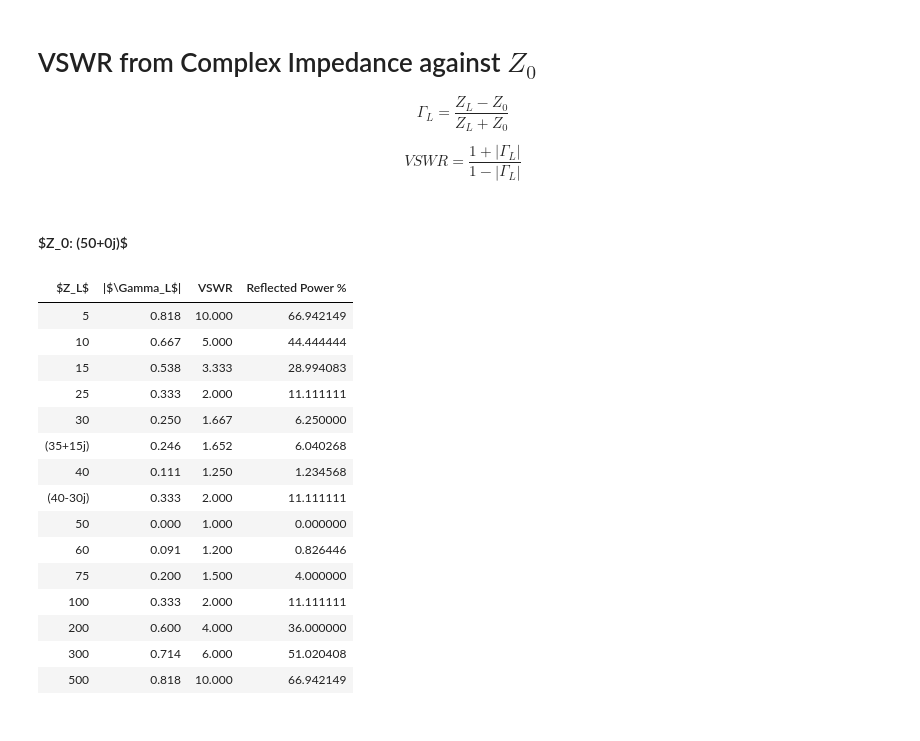
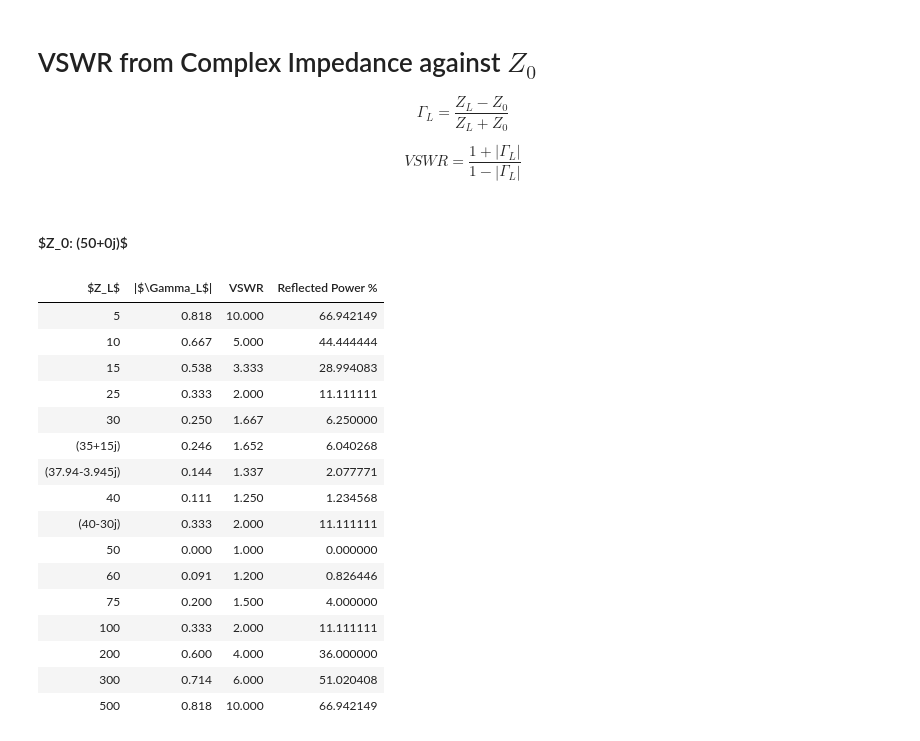
Before and after one commit to M0YCX/ycx_rf_notebooks, a Jupyter notebook: Math/Conversion Charts VSWR.ipynb, the cells around one changed output. Saved outputs shown, nothing was run; the diff lists cells and outputs as text; code cells hidden in the pictures.

```diff
--- a/Math/Conversion Charts VSWR.ipynb
+++ b/Math/Conversion Charts VSWR.ipynb
@@ -133,6 +133,7 @@ ZL_list = [
     25,
     30,
     35 + 15j,
+    37.94 - 3.945j,
     40,
     40 - 30j,
     50,
@@ -151,33 +152,34 @@ powrefl = []
 for zl in ZL_list:
     # idx.append(f"{zl:0.1f}")
     idx.append(f"{zl}")
 
     rcoef = abs((zl - Z0) / (zl + Z0))
     reflcoefs.append(f"{rcoef:0.3f}")
     vswrs.append(f"{((1+rcoef)/(1-rcoef)):0.3f}")
     p_ref = rcoef**2 * 100
     powrefl.append(p_ref)
 
 display(HTML(f"<h4>$Z_0: {Z0}$</h4>"))
 pd.set_option("display.precision", 8)
 df = pd.DataFrame(
     {
         "$Z_L$": idx,
         "|$\\Gamma_L$|": reflcoefs,
         "VSWR": vswrs,
         "Reflected Power %": powrefl,
     }
 )
 df.style.hide()
 # %% [output]
 $Z_0: (50+0j)$
 | $Z_L$ | |$\Gamma_L$| | VSWR | Reflected Power % |
 | 5 | 0.818 | 10.000 | 66.942149 |
 | 10 | 0.667 | 5.000 | 44.444444 |
 | 15 | 0.538 | 3.333 | 28.994083 |
 | 25 | 0.333 | 2.000 | 11.111111 |
 | 30 | 0.250 | 1.667 | 6.250000 |
 | (35+15j) | 0.246 | 1.652 | 6.040268 |
+| (37.94-3.945j) | 0.144 | 1.337 | 2.077771 |
 | 40 | 0.111 | 1.250 | 1.234568 |
 | (40-30j) | 0.333 | 2.000 | 11.111111 |
 | 50 | 0.000 | 1.000 | 0.000000 |
```
Also changed, not shown: 4 other files.
